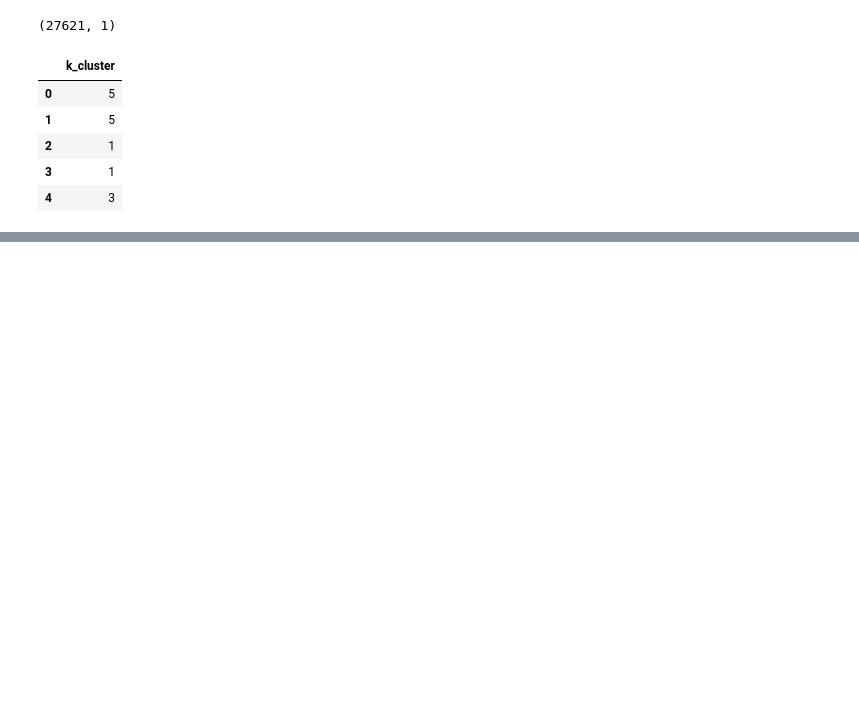
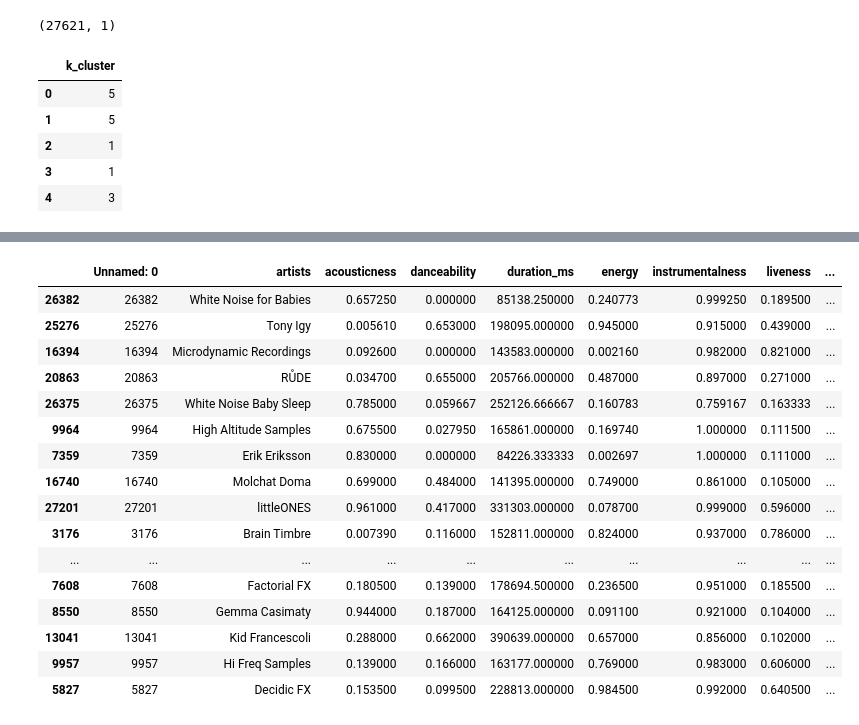
Before and after one commit to cwright98/Final-Project, a Jupyter notebook: Untitled.ipynb, the cells around one changed output, grey strips where cells are left out. Drawn from its saved outputs; the diff is of its cells as text; code cells hidden in the pictures; blank space fills up the shorter version.

```diff
--- a/Untitled.ipynb
+++ b/Untitled.ipynb
@@ -114,0 +199,20 @@ df_cluster.to_csv(r'clusteredArtists.csv')
+# %%
+df_cluster.loc[df_cluster['k_cluster']==0].sort_values('popularity', ascending=False).nlargest(columns='popularity', n=30)
+# %% [output]
+|  | Unnamed: 0 | artists | acousticness | danceability | duration_ms | energy | instrumentalness | liveness | ... |
+| 26382 | 26382 | White Noise for Babies | 0.657250 | 0.000000 | 85138.250000 | 0.240773 | 0.999250 | 0.189500 | ... |
+| 25276 | 25276 | Tony Igy | 0.005610 | 0.653000 | 198095.000000 | 0.945000 | 0.915000 | 0.439000 | ... |
+| 16394 | 16394 | Microdynamic Recordings | 0.092600 | 0.000000 | 143583.000000 | 0.002160 | 0.982000 | 0.821000 | ... |
+| 20863 | 20863 | RŮDE | 0.034700 | 0.655000 | 205766.000000 | 0.487000 | 0.897000 | 0.271000 | ... |
+| 26375 | 26375 | White Noise Baby Sleep | 0.785000 | 0.059667 | 252126.666667 | 0.160783 | 0.759167 | 0.163333 | ... |
+| 9964 | 9964 | High Altitude Samples | 0.675500 | 0.027950 | 165861.000000 | 0.169740 | 1.000000 | 0.111500 | ... |
+| 7359 | 7359 | Erik Eriksson | 0.830000 | 0.000000 | 84226.333333 | 0.002697 | 1.000000 | 0.111000 | ... |
+| 16740 | 16740 | Molchat Doma | 0.699000 | 0.484000 | 141395.000000 | 0.749000 | 0.861000 | 0.105000 | ... |
+| 27201 | 27201 | littleONES | 0.961000 | 0.417000 | 331303.000000 | 0.078700 | 0.999000 | 0.596000 | ... |
+| 3176 | 3176 | Brain Timbre | 0.007390 | 0.116000 | 152811.000000 | 0.824000 | 0.937000 | 0.786000 | ... |
+| ... | ... | ... | ... | ... | ... | ... | ... | ... | ... |
+| 7608 | 7608 | Factorial FX | 0.180500 | 0.139000 | 178694.500000 | 0.236500 | 0.951000 | 0.185500 | ... |
+| 8550 | 8550 | Gemma Casimaty | 0.944000 | 0.187000 | 164125.000000 | 0.091100 | 0.921000 | 0.104000 | ... |
+| 13041 | 13041 | Kid Francescoli | 0.288000 | 0.662000 | 390639.000000 | 0.657000 | 0.856000 | 0.102000 | ... |
+| 9957 | 9957 | Hi Freq Samples | 0.139000 | 0.166000 | 163177.000000 | 0.769000 | 0.983000 | 0.606000 | ... |
+| 5827 | 5827 | Decidic FX | 0.153500 | 0.099500 | 228813.000000 | 0.984500 | 0.992000 | 0.640500 | ... |
```
Also changed, not shown: parts of 13 cells of this notebook, 2 other files.
